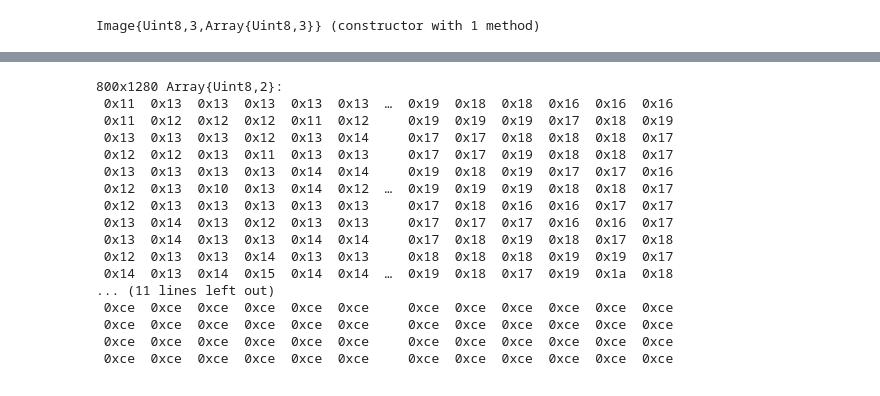
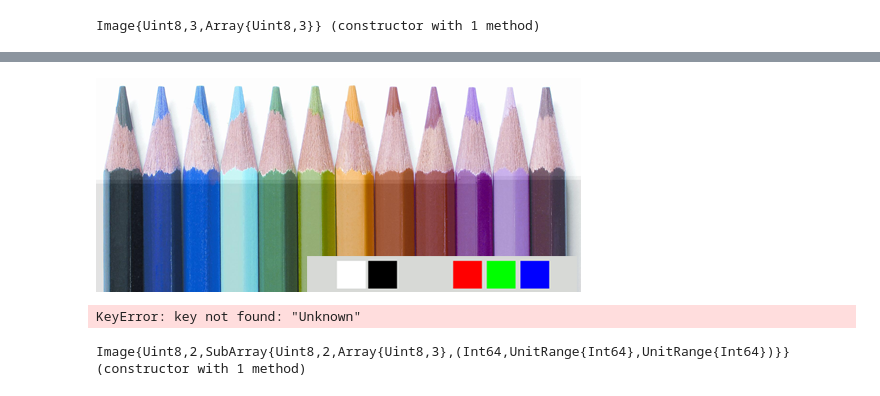
Before and after one commit to elsuizo/Julia_work, a Jupyter notebook: Image_Processing.ipynb, the cells around one changed output, grey strips where cells are left out. Saved outputs shown, nothing was run; the diff lists cells and outputs as text; code cells hidden in the pictures.

```diff
--- a/Image_Processing.ipynb
+++ b/Image_Processing.ipynb
@@ -40,20 +18,0 @@ imA = convert(Array, im)
-# %%
-imA_r = imA[:,:, 1]
-# %% [output]
-800x1280 Array{Uint8,2}:
- 0x11  0x13  0x13  0x13  0x13  0x13  …  0x19  0x18  0x18  0x16  0x16  0x16
- 0x11  0x12  0x12  0x12  0x11  0x12     0x19  0x19  0x19  0x17  0x18  0x19
- 0x13  0x13  0x13  0x12  0x13  0x14     0x17  0x17  0x18  0x18  0x18  0x17
- 0x12  0x12  0x13  0x11  0x13  0x13     0x17  0x17  0x19  0x18  0x18  0x17
- 0x13  0x13  0x13  0x13  0x14  0x14     0x19  0x18  0x19  0x17  0x17  0x16
- 0x12  0x13  0x10  0x13  0x14  0x12  …  0x19  0x19  0x19  0x18  0x18  0x17
- 0x12  0x13  0x13  0x13  0x13  0x13     0x17  0x18  0x16  0x16  0x17  0x17
- 0x13  0x14  0x13  0x12  0x13  0x13     0x17  0x17  0x17  0x16  0x16  0x17
- 0x13  0x14  0x13  0x13  0x14  0x14     0x17  0x18  0x19  0x18  0x17  0x18
- 0x12  0x13  0x13  0x14  0x13  0x13     0x18  0x18  0x18  0x19  0x19  0x17
- 0x14  0x13  0x14  0x15  0x14  0x14  …  0x19  0x18  0x17  0x19  0x1a  0x18
-... (11 lines left out)
- 0xce  0xce  0xce  0xce  0xce  0xce     0xce  0xce  0xce  0xce  0xce  0xce
- 0xce  0xce  0xce  0xce  0xce  0xce     0xce  0xce  0xce  0xce  0xce  0xce
- 0xce  0xce  0xce  0xce  0xce  0xce     0xce  0xce  0xce  0xce  0xce  0xce
- 0xce  0xce  0xce  0xce  0xce  0xce     0xce  0xce  0xce  0xce  0xce  0xce
@@ -61,0 +19,12 @@ imwrite(imA_r, "canal_rojo.png")
+# %%
+img = imread("Images/Lapices.bmp")
+# %% [output]
+[figure, added]
+# %%
+img_red = red(img)
+# %% [output]
+KeyError: key not found: "Unknown"
+# %%
+typeof(img_red)
+# %% [output]
+Image{Uint8,2,SubArray{Uint8,2,Array{Uint8,3},(Int64,UnitRange{Int64},UnitRange{Int64})}} (constructor with 1 method)
```
Also changed, not shown: parts of 11 cells of this notebook, 1 other file.
